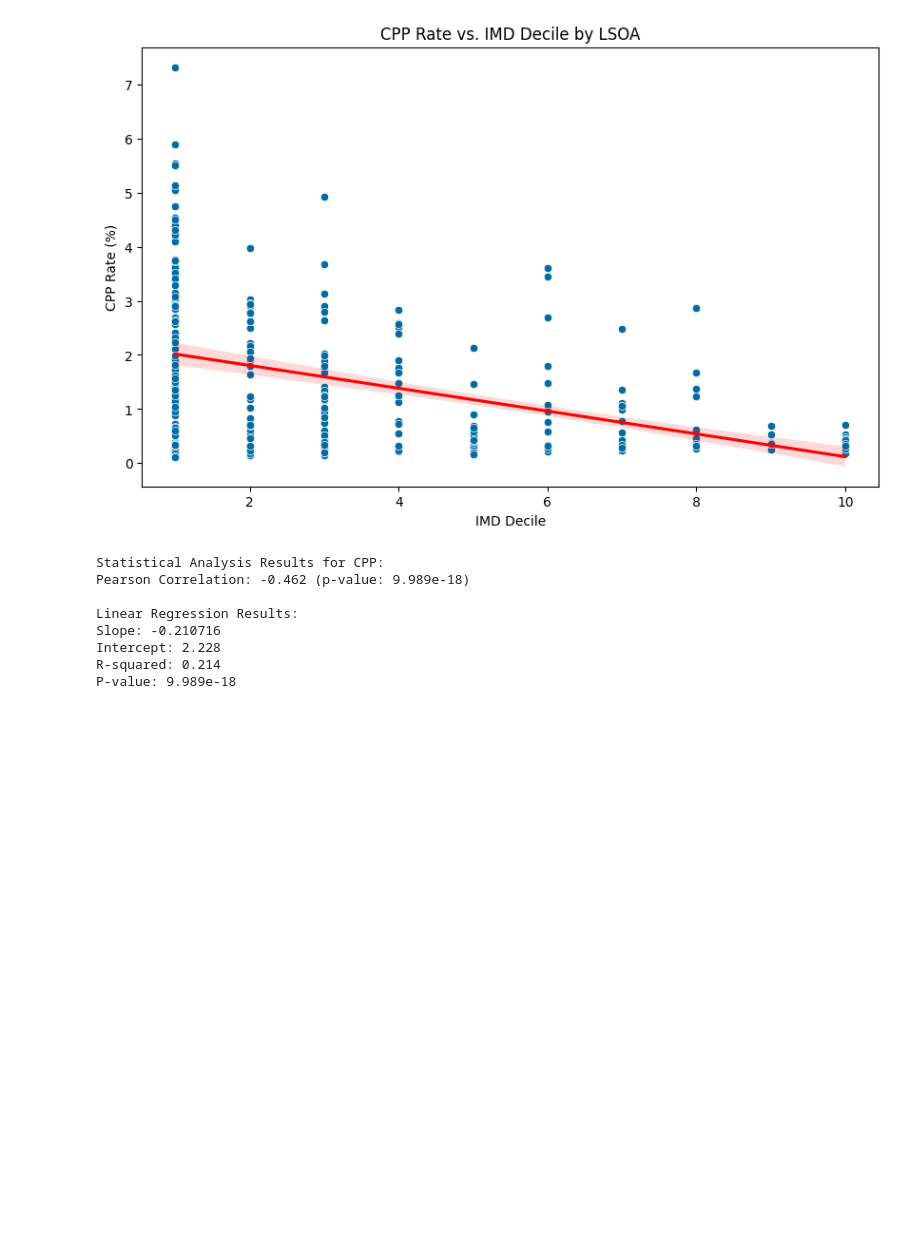
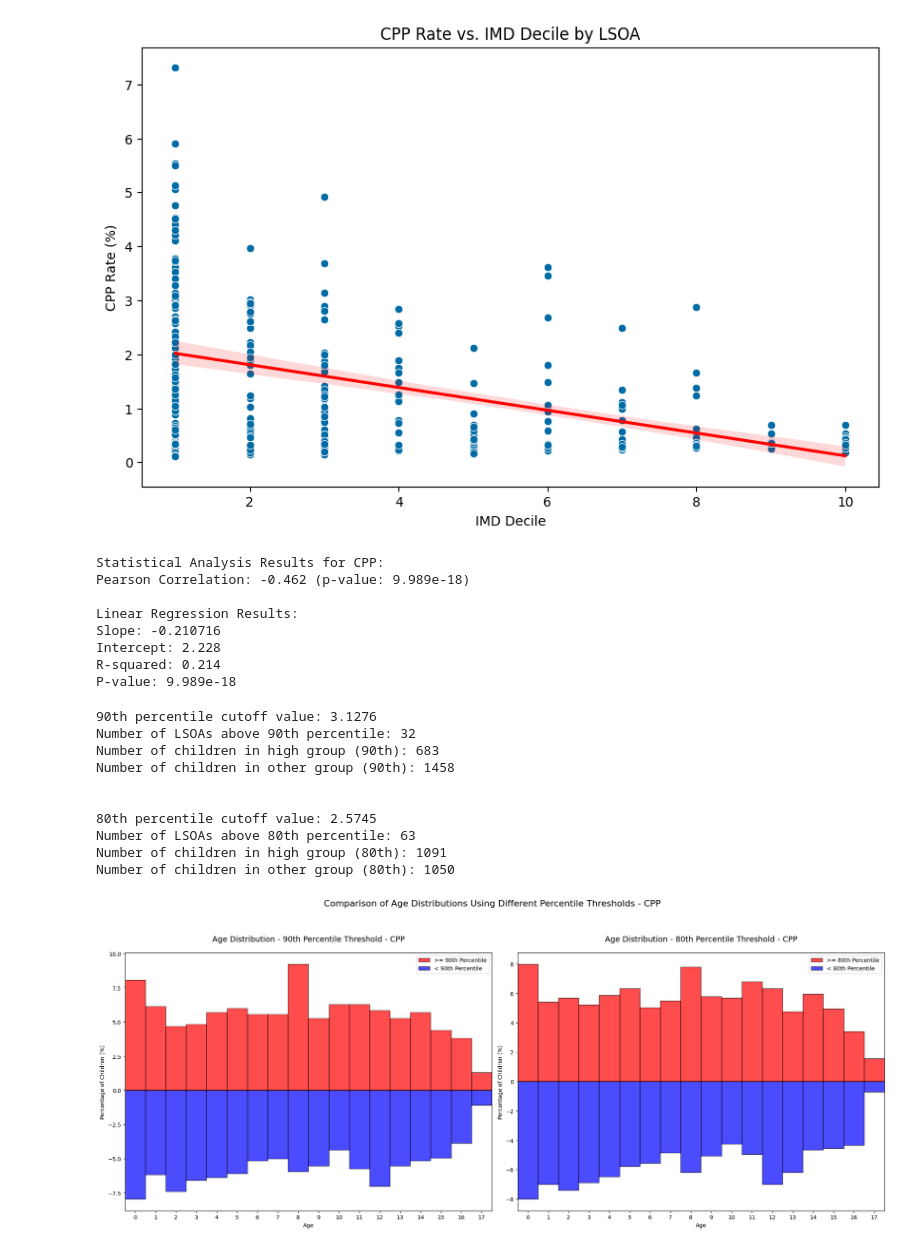
Before and after one commit to ConnectedBradford/CB_2649, a Jupyter notebook: notebooks/cpp_lsoa_analysis.ipynb, the cells around one changed output. Cells and saved outputs as stored; diff of their text form; code cells hidden in the pictures; blank space fills up the shorter version.

```diff
--- a/notebooks/cpp_lsoa_analysis.ipynb
+++ b/notebooks/cpp_lsoa_analysis.ipynb
@@ -136,3 +165,24 @@ Slope: -0.210716
 Intercept: 2.228
 R-squared: 0.214
 P-value: 9.989e-18
+# %%
+# Analyze age distribution
+lah.analyze_age_distribution(
+    merged_data,
+    children_population,
+    intervention_name='CPP',
+    percentile_thresholds=[90, 80],
+    age_column='age_at_entry'
+)
+# %% [output]
+90th percentile cutoff value: 3.1276
+Number of LSOAs above 90th percentile: 32
+Number of children in high group (90th): 683
+Number of children in other group (90th): 1458
+
+
+80th percentile cutoff value: 2.5745
+Number of LSOAs above 80th percentile: 63
+Number of children in high group (80th): 1091
+Number of children in other group (80th): 1050
+[figure, added]
```
Also changed, not shown: parts of 12 cells of this notebook, 8 other files.
